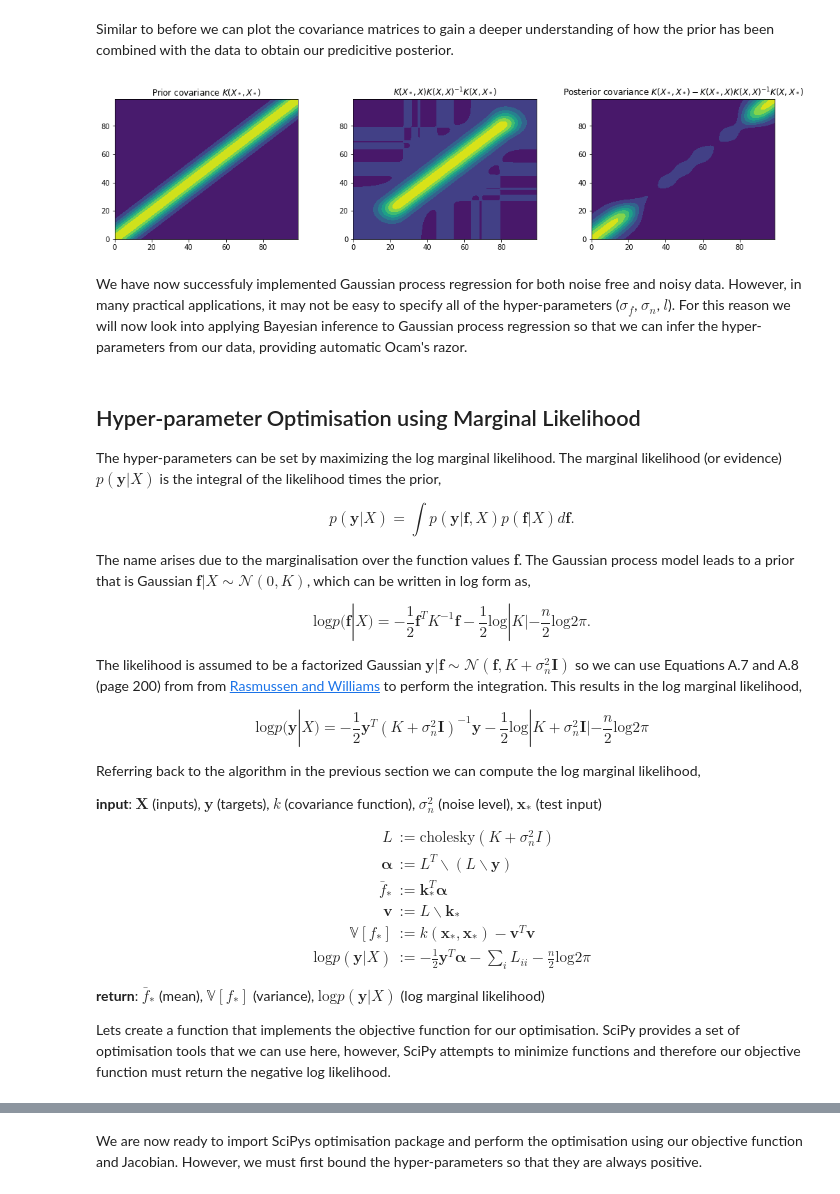
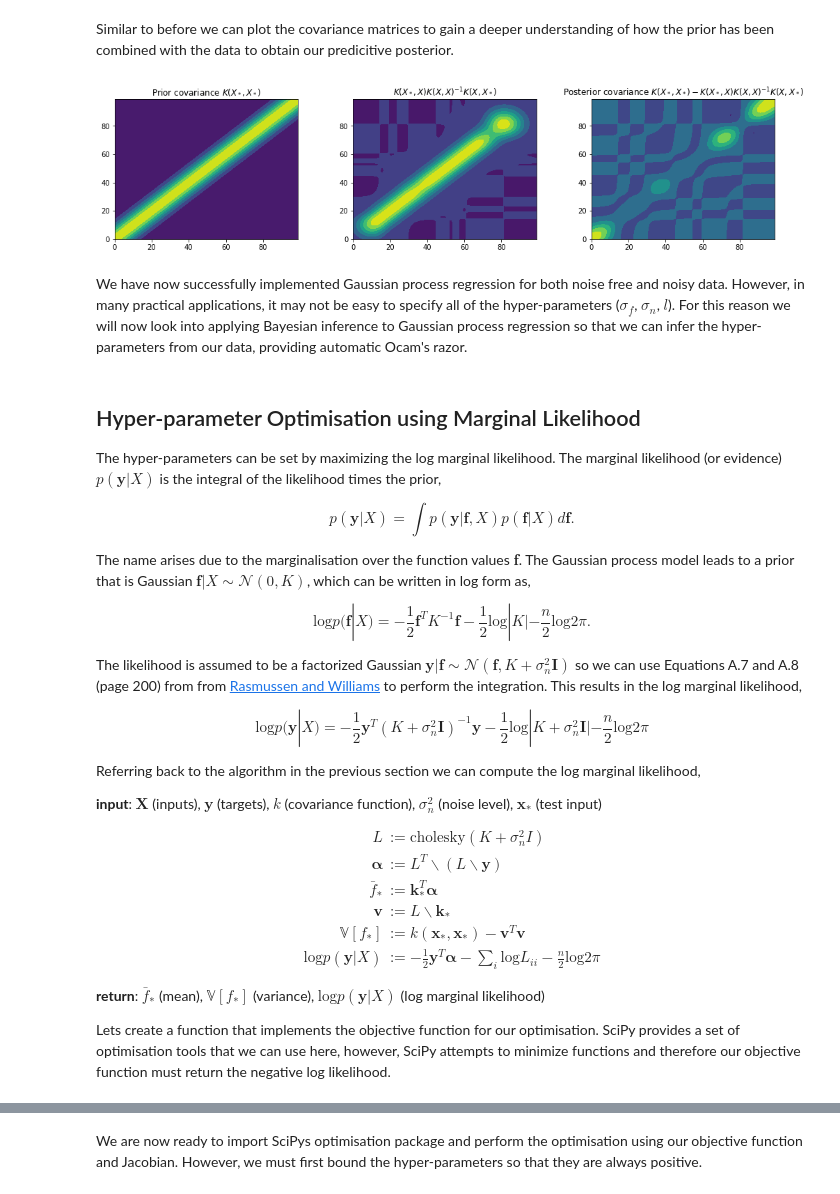
Before and after one commit to aidanscannell/probabilistic-modelling, a Jupyter notebook: notebooks/gaussian-process-regression.ipynb, the cells around one changed output, grey strips where cells are left out. Saved outputs shown, nothing was run; the diff lists cells and outputs as text; code cells hidden in the pictures.

```diff
--- a/notebooks/gaussian-process-regression.ipynb
+++ b/notebooks/gaussian-process-regression.ipynb
@@ -303,8 +326,8 @@ y = lambda x, s: f(x) + np.random.normal(0, s, x.shape) # generate noisy observa
 # %%
-s = 0.1  # noise variance
-y_train = y(x_train, s)  # observed target values (y)
+s_n_gen = 0.01  # noise variance
+y_train = y(x_train, s_n_gen)  # observed target values (y)
 
-plt.title('Sinusoidal data set')
+# plt.title('Sinusoidal data set')
 plt.plot(x_star, f(x_star), color='lawngreen', label='Underlying function')
 plt.scatter(x_train, y_train, color='b', label='Training data points')
 plt.legend()
@@ -316,12 +339,12 @@ This function is similar to before except we now add the noise variance $\sigma_
 # %%
-def gp_regression_noisy(X, y, k, x_star, s_f, s_n, l):
+def gp_regression_noisy(X, y, k, x_star, var_f, var_n, l):
     # calculate mean
-    Lxx = np.linalg.cholesky(k(X, X, s_f, l) + s_n * np.eye(X.shape[0]))
+    Lxx = np.linalg.cholesky(k(X, X, var_f, l) + var_n*np.eye(X.shape[0]))
     a = np.linalg.solve(Lxx.T, np.linalg.solve(Lxx, y))
-    mu = k(X, x_star, s_f, l).T @ a
+    mu = k(X, x_star, var_f, l).T @ a
 
     # calculate variance
-    v = np.linalg.solve(Lxx, k(X, x_star, s_f, l))
-    var = k(x_star, x_star, s_f, l) - v.T @ v + s_n
+    v = np.linalg.solve(Lxx, k(X, x_star, var_f, l))
+    var = k(x_star, x_star, var_f, l) - v.T @ v
 
     return mu, var
@@ -328,4 +353,4 @@ def gp_regression_noisy(X, y, k, x_star, s_f, s_n, l):
 # %%
-s_f = 1  # signal variance
-s_n = 1e-1  # noise variance
+var_f = 1  # signal variance
+var_n = 0.1  # noise variance
 l = 1  # lengthscale
@@ -357,0 +357,3 @@ plt.show()
+# %%
+mu, var = gp_regression_noisy(x_train, y_train, kernel, x_star, var_f, var_n, l)
+plot_posterior(x_train, y_train, x_star, mu, var, num_samples=30, title="Posterior - noisy observations")
@@ -358,27 +362,27 @@ plt.show()
 # %% [markdown]
 Similar to before we can plot the covariance matrices to gain a deeper understanding of how the prior has been combined with the data to obtain our predicitive posterior.
 # %%
-kk = kernel(x_star, x_train, s_f, l) @ np.linalg.inv(kernel(x_train, x_train, s_f, l)) @ kernel(x_train, x_star, s_f, l)
+kk = kernel(x_star, x_train, var_f, l) @ np.linalg.inv(kernel(x_train, x_train, var_f, l)) @ kernel(x_train, x_star, var_f, l)
 
 fig = plt.figure(figsize=(17, 17))
 plt.subplots_adjust(wspace=0.3, hspace=0.8)
 
 plt.subplot(3, 3, 1)
 plt.title("Prior covariance $K(X_*, X_*)$")
 plt.contourf(Kss)
 
 plt.subplot(3, 3, 2)
 plt.title("$K(X_*, X) K(X, X)^{-1} K(X, X_*)$")  # TODO: This represents the effect of the likelihood but can it be called the likelihood covariance???
 plt.contourf(kk)
 
 plt.subplot(3, 3, 3)
 plt.title("Posterior covariance $K(X_*, X_*) - K(X_*, X) K(X, X)^{-1} K(X, X_*)$")
 plt.contourf(var)
 plt.show()
 # %% [output]
-[figure, old version]
+[figure, new version]
 # %% [markdown]
-We have now successfuly implemented Gaussian process regression for both noise free and noisy data. However, in many practical applications, it may not be easy to specify all of the hyper-parameters ($\sigma_f$, $\sigma_n$, $l$). For this reason we will now look into applying Bayesian inference to Gaussian process regression so that we can infer the hyper-parameters from our data, providing automatic Ocam's razor.
+We have now successfully implemented Gaussian process regression for both noise free and noisy data. However, in many practical applications, it may not be easy to specify all of the hyper-parameters ($\sigma_f$, $\sigma_n$, $l$). For this reason we will now look into applying Bayesian inference to Gaussian process regression so that we can infer the hyper-parameters from our data, providing automatic Ocam's razor.
 # %% [markdown]
 ## Hyper-parameter Optimisation using Marginal Likelihood
 
@@ -410,7 +414,7 @@ L &:= \text{cholesky}(K + \sigma_n^2 I) \\
 \bar{f}_* &:= \mathbf{k}_*^T\mathbf{\alpha} \\
 \mathbf{v} &:= L \backslash \mathbf{k}_* \\
 \mathbb{V}[f_*] &:= k(\mathbf{x}_*, \mathbf{x}_*) - \mathbf{v}^T \mathbf{v} \\
-\text{log}p(\mathbf{y}|X) &:= - \frac{1}{2} \mathbf{y}^T \mathbf{\alpha} - \sum_i L_{ii} - \frac{n}{2} \text{log}2\pi
+\text{log}p(\mathbf{y}|X) &:= - \frac{1}{2} \mathbf{y}^T \mathbf{\alpha} - \sum_i \text{log} L_{ii} - \frac{n}{2} \text{log}2\pi
 \end{align}
 
 **return**: $\bar{f}_*$ (mean), $\mathbb{V}[f_*]$ (variance), $\text{log}p(\mathbf{y}|X)$ (log marginal likelihood)
```
Also changed, not shown: parts of 45 cells of this notebook.
